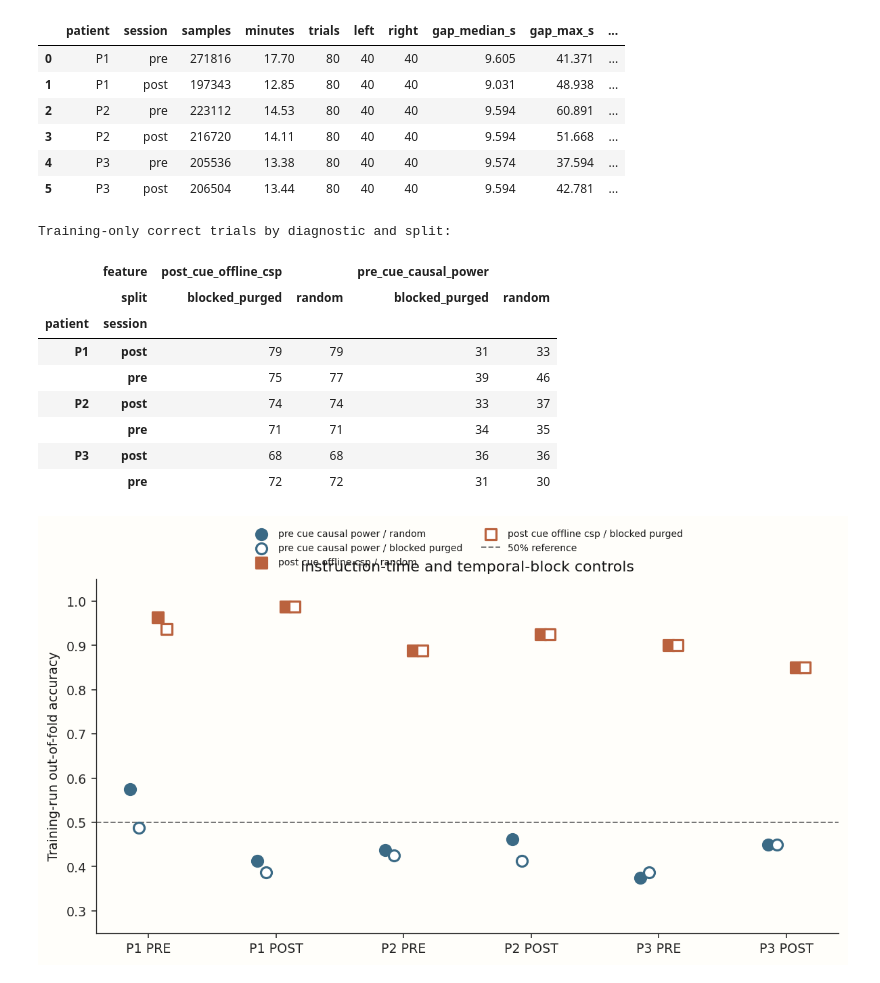
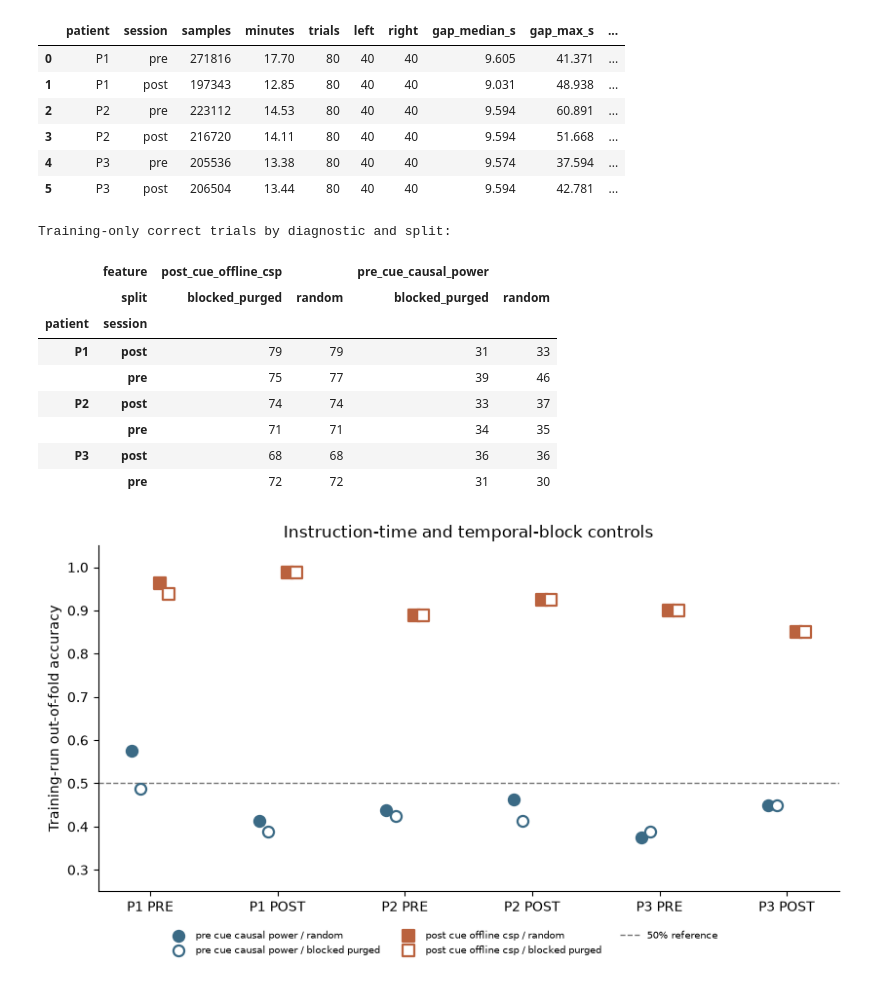
Before and after one commit to ZyntZ/gtec-g27-data-stroke, a Jupyter notebook: notebooks/01_training_eda.ipynb, the cells around one changed output. Cells and saved outputs as stored; diff of their text form; code cells hidden in the pictures.

Commit message:
Move training diagnostics legend below the plot so it clears the title

```diff
--- a/notebooks/01_training_eda.ipynb
+++ b/notebooks/01_training_eda.ipynb
@@ -62,32 +62,32 @@ fig, ax = plt.subplots(figsize=(8.2, 4.5), layout="constrained")
 keys = [(p, s) for p in ("P1", "P2", "P3") for s in ("pre", "post")]
 colors = {"pre_cue_causal_power": "#3B6A85", "post_cue_offline_csp": "#BA623E"}
 for feat, marker, dx in [("pre_cue_causal_power", "o", -0.11),
                          ("post_cue_offline_csp", "s", 0.11)]:
     subset = diag[diag.feature == feat]
     for split, face, shift in [("random", colors[feat], -0.035),
                                ("blocked_purged", "white", 0.035)]:
         vals = [subset[(subset.patient == p) & (subset.session == s) &
                        (subset.split == split)].accuracy.iloc[0] for p, s in keys]
         ax.scatter(np.arange(6) + dx + shift, vals, s=64, marker=marker,
                    facecolor=face, edgecolor=colors[feat], linewidth=1.6,
                    label=f"{feat.replace('_', ' ')} / {split.replace('_', ' ')}", zorder=3)
 ax.axhline(0.5, color="#777777", linestyle="--", lw=1, label="50% reference")
 ax.set(xticks=np.arange(6), xticklabels=[f"{p} {s.upper()}" for p, s in keys],
        ylabel="Training-run out-of-fold accuracy", ylim=(0.25, 1.05),
        title="Instruction-time and temporal-block controls")
-ax.legend(frameon=False, fontsize=7, ncol=2, loc="lower center", bbox_to_anchor=(0.5, 1.01))
+fig.legend(frameon=False, fontsize=7, ncol=3, loc="outside lower center")
 ax.spines[['top', 'right']].set_visible(False)
 fig.savefig(OUT / "train_diagnostics.png", dpi=320, bbox_inches="tight")
 plt.show()
 # %% [output]
 Training-only correct trials by diagnostic and split:
 |  | feature | post_cue_offline_csp |  | pre_cue_causal_power |  |
 |  | split | blocked_purged | random | blocked_purged | random |
 | patient | session |  |  |  |  |
 | P1 | post | 79 | 79 | 31 | 33 |
 |  | pre | 75 | 77 | 39 | 46 |
 | P2 | post | 74 | 74 | 33 | 37 |
 |  | pre | 71 | 71 | 34 | 35 |
 | P3 | post | 68 | 68 | 36 | 36 |
 |  | pre | 72 | 72 | 31 | 30 |
-[figure, old version]
+[figure, new version]
```
Also changed, not shown: 1 other file.
